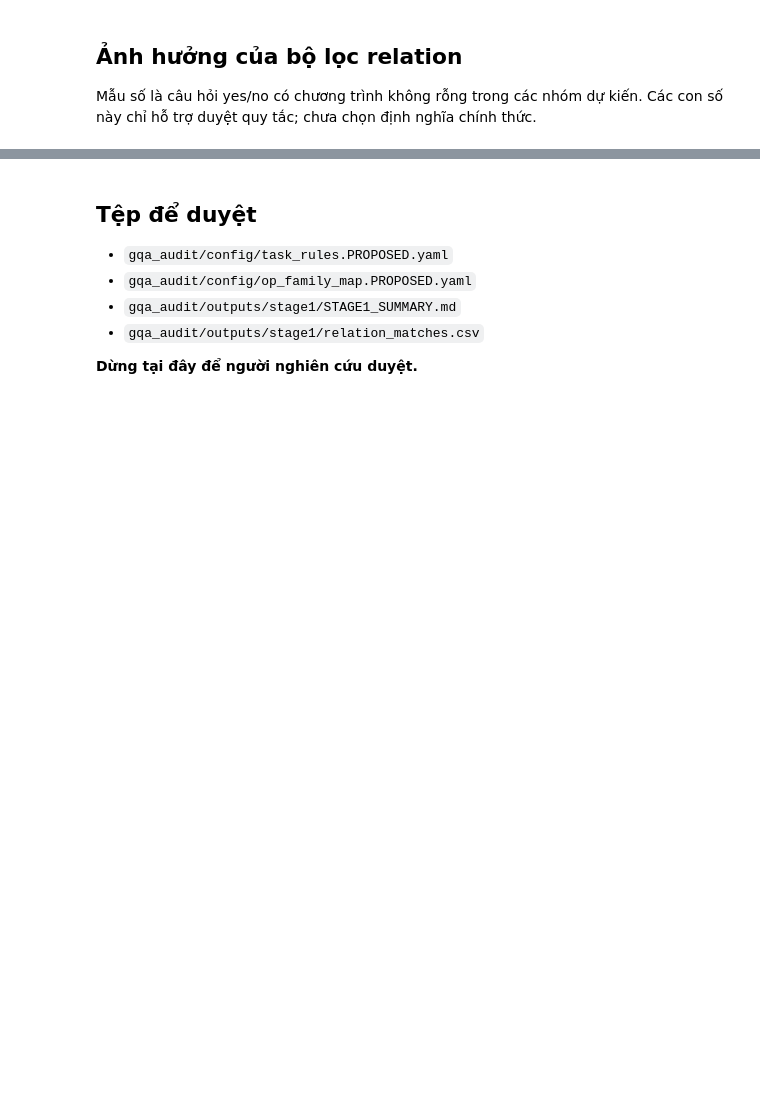
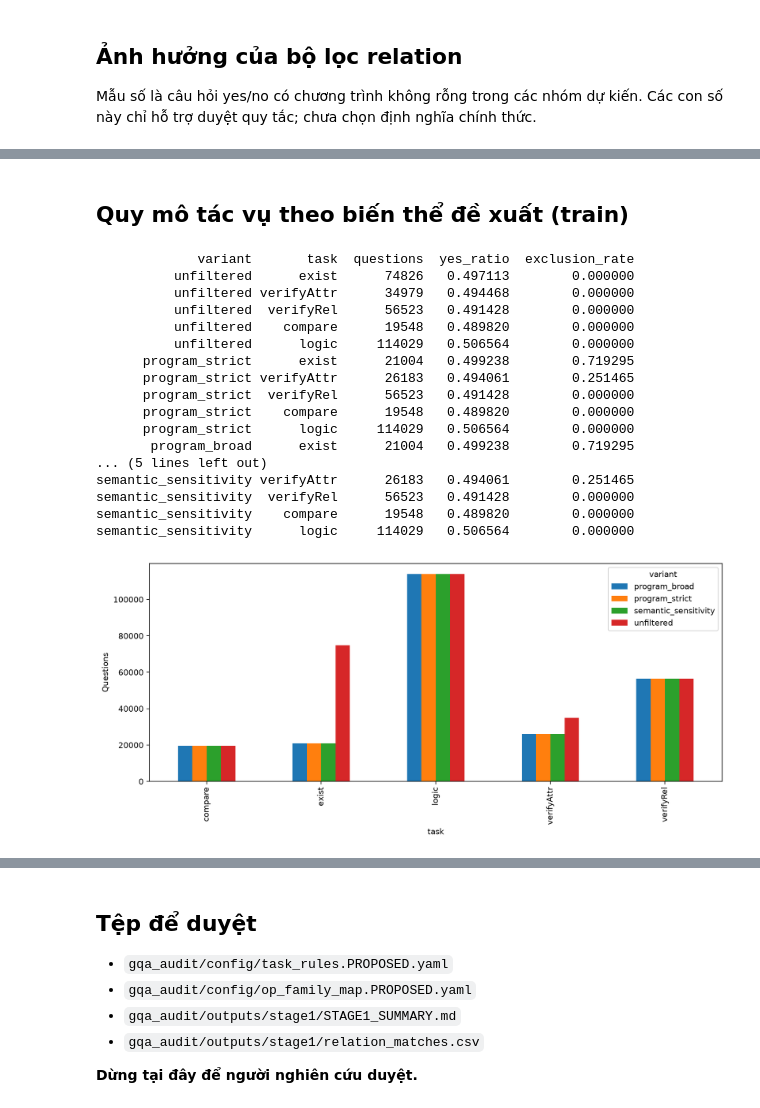
Before and after one commit to Datyth/Transfer-MTL, a Jupyter notebook: notebooks/gqa_stage1_audit.ipynb, the cells around one changed output, grey strips where cells are left out. Drawn from its saved outputs; the diff is of its cells as text; code cells hidden in the pictures; blank space fills up the shorter version.

```diff
--- a/notebooks/gqa_stage1_audit.ipynb
+++ b/notebooks/gqa_stage1_audit.ipynb
@@ -81,0 +110,27 @@ plt.tight_layout(); plt.show()
+# %% [markdown]
+## Quy mô tác vụ theo biến thể đề xuất (train)
+# %%
+variants = pd.read_csv(OUT / 'variant_counts.csv')
+task_train = variants[(variants['level'] == 'task') & (variants['split'] == 'train')]
+print(task_train[['variant', 'task', 'questions', 'yes_ratio', 'exclusion_rate']].to_string(index=False))
+task_train.pivot(index='task', columns='variant', values='questions').plot.bar(figsize=(11, 5))
+plt.ylabel('Questions'); plt.tight_layout(); plt.show()
+# %% [output]
+             variant       task  questions  yes_ratio  exclusion_rate
+          unfiltered      exist      74826   0.497113        0.000000
+          unfiltered verifyAttr      34979   0.494468        0.000000
+          unfiltered  verifyRel      56523   0.491428        0.000000
+          unfiltered    compare      19548   0.489820        0.000000
+          unfiltered      logic     114029   0.506564        0.000000
+      program_strict      exist      21004   0.499238        0.719295
+      program_strict verifyAttr      26183   0.494061        0.251465
+      program_strict  verifyRel      56523   0.491428        0.000000
+      program_strict    compare      19548   0.489820        0.000000
+      program_strict      logic     114029   0.506564        0.000000
+       program_broad      exist      21004   0.499238        0.719295
+... (5 lines left out)
+semantic_sensitivity verifyAttr      26183   0.494061        0.251465
+semantic_sensitivity  verifyRel      56523   0.491428        0.000000
+semantic_sensitivity    compare      19548   0.489820        0.000000
+semantic_sensitivity      logic     114029   0.506564        0.000000
+[figure, added]
```
Also changed, not shown: parts of 10 cells of this notebook, 14 other files.
